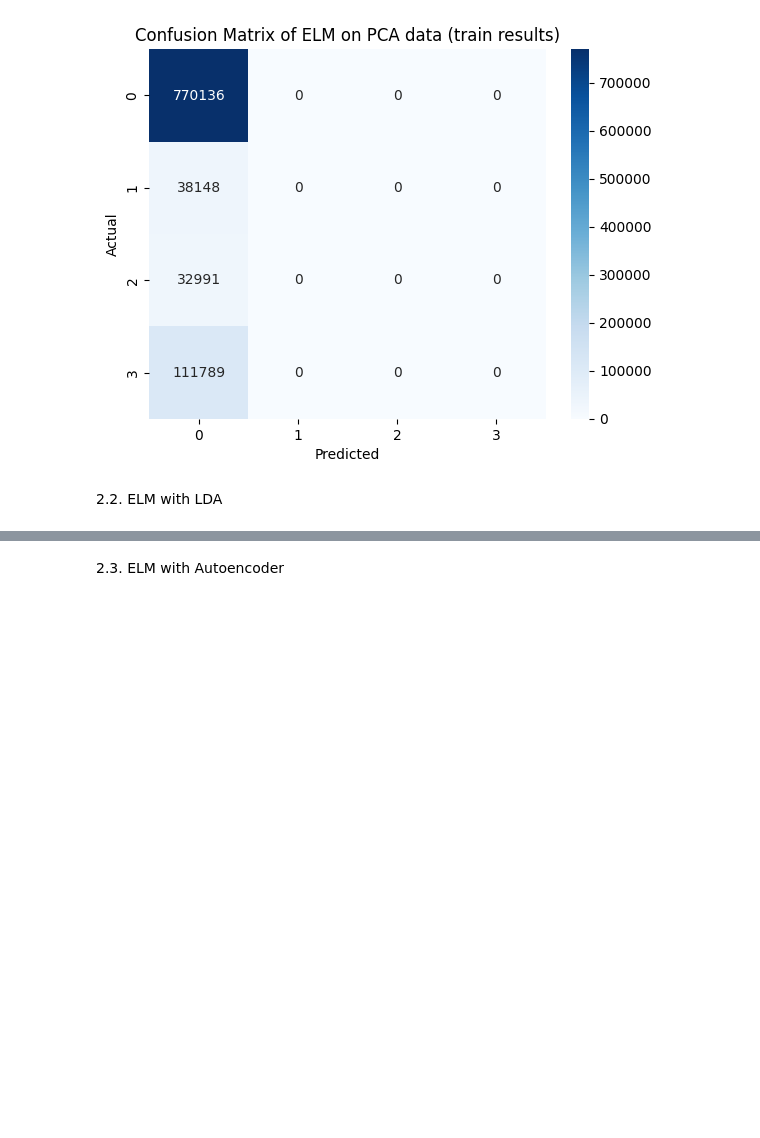
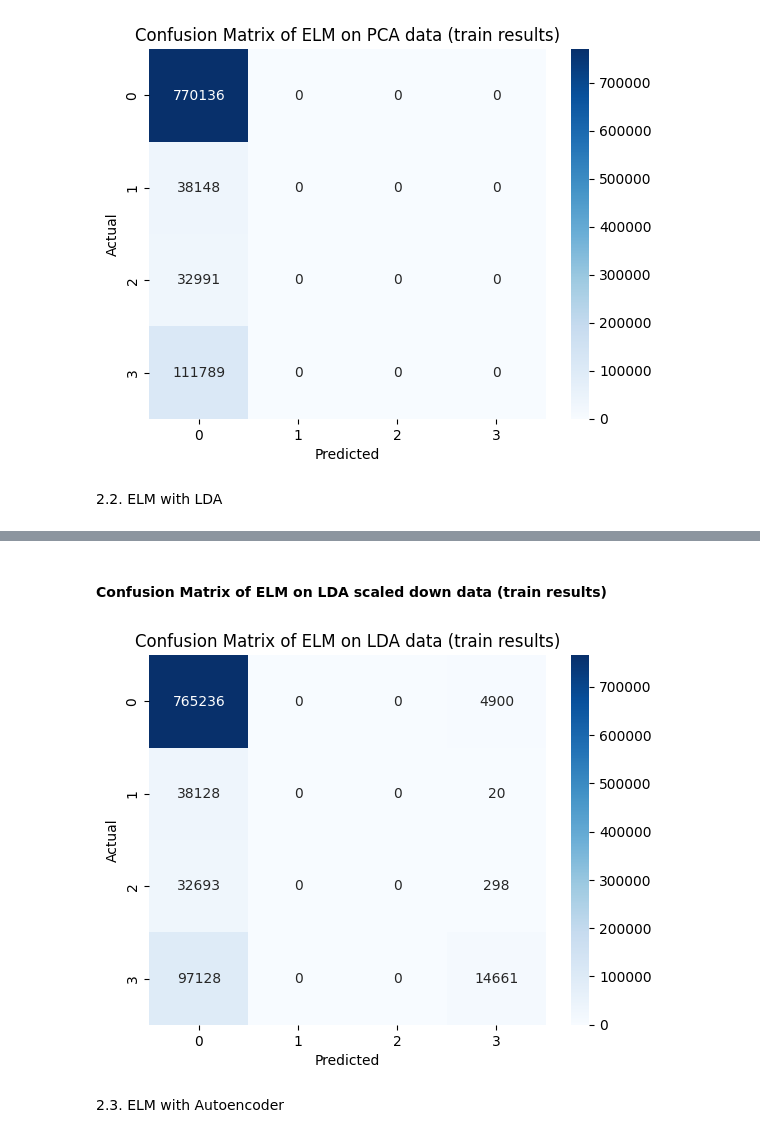
Before and after one commit to yazdanzv/Compare_Multiple_DL_Methods_on_Flight_USA_Dataset, a Jupyter notebook: main.ipynb, the cells around one changed output, grey strips where cells are left out. Cells and saved outputs as stored; diff of their text form; code cells hidden in the pictures; blank space fills up the shorter version.

```diff
--- a/main.ipynb
+++ b/main.ipynb
@@ -787,3 +835,13 @@ elm_lda.fit(lda_data, labels)
+# %% [markdown]
+<h4>Confusion Matrix of ELM on LDA scaled down data (train results)</h4>
+# %%
+sb.heatmap(con_mat_elm_lda_train, annot=True, fmt='d', cmap='Blues')
+plt.ylabel("Actual")
+plt.xlabel("Predicted")
+plt.title("Confusion Matrix of ELM on LDA data (train results)")
+plt.show()
+# %% [output]
+[figure, added]
 # %% [markdown]
 2.3. ELM with Autoencoder
 # %%
```
Also changed, not shown: parts of 14 cells of this notebook.
